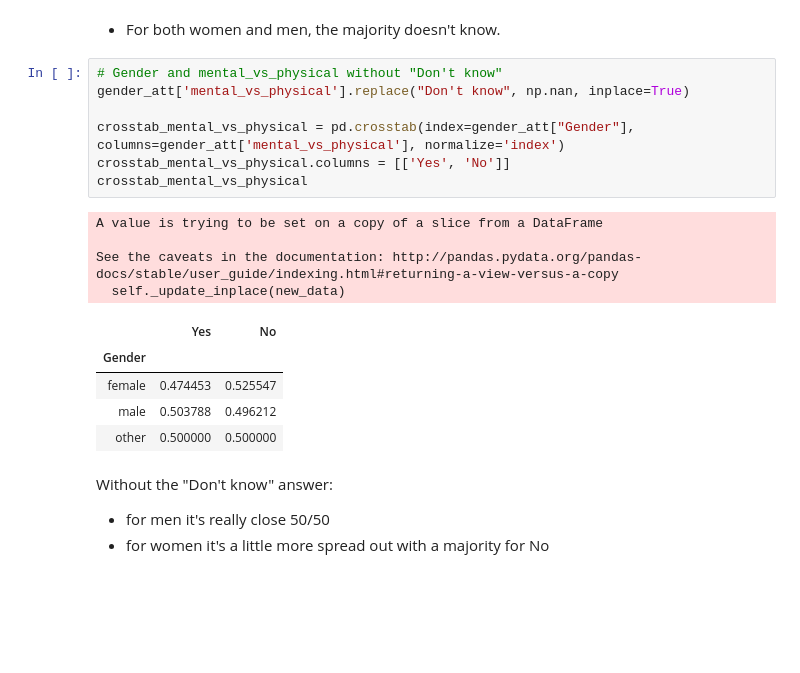
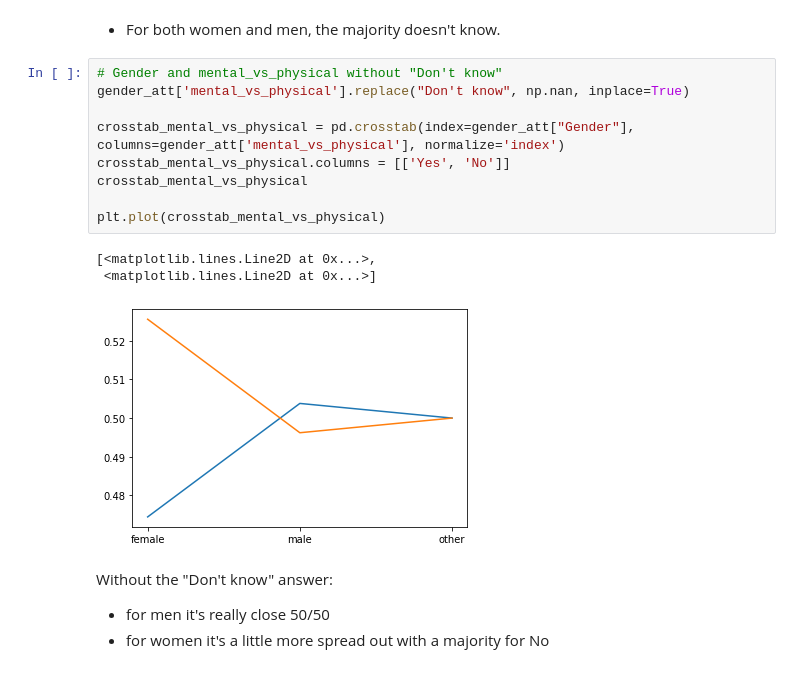
Before and after one commit to chriszapp/data-squad-32_EDA, a Jupyter notebook: Attitude towards mental health.ipynb, the cells around one changed output. Saved outputs shown, nothing was run; the diff lists cells and outputs as text; blank space fills up the shorter version.

```diff
--- a/Attitude towards mental health.ipynb
+++ b/Attitude towards mental health.ipynb
@@ -200,20 +200,16 @@ crosstab_mental_vs_physical
 # %%
 # Gender and mental_vs_physical without "Don't know"
 gender_att['mental_vs_physical'].replace("Don't know", np.nan, inplace=True)
 
 crosstab_mental_vs_physical = pd.crosstab(index=gender_att["Gender"], columns=gender_att['mental_vs_physical'], normalize='index')
 crosstab_mental_vs_physical.columns = [['Yes', 'No']]
 crosstab_mental_vs_physical
+
+plt.plot(crosstab_mental_vs_physical)
 # %% [output]
-A value is trying to be set on a copy of a slice from a DataFrame
-
-See the caveats in the documentation: http://pandas.pydata.org/pandas-docs/stable/user_guide/indexing.html#returning-a-view-versus-a-copy
-  self._update_inplace(new_data)
+[<matplotlib.lines.Line2D at 0x...>,
+ <matplotlib.lines.Line2D at 0x...>]
-|  | Yes | No |
-| Gender |  |  |
-| female | 0.474453 | 0.525547 |
-| male | 0.503788 | 0.496212 |
-| other | 0.500000 | 0.500000 |
+[figure, added]
 # %% [markdown]
 Without the "Don't know" answer:
 - for men it's really close 50/50
```
Also changed, not shown: parts of 6 cells of this notebook.
